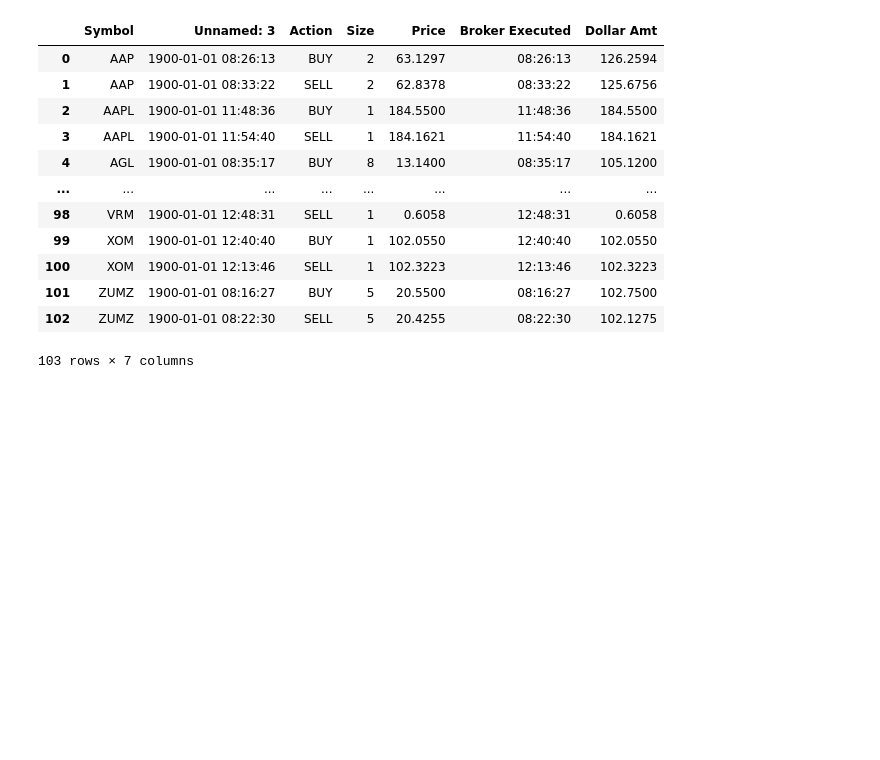
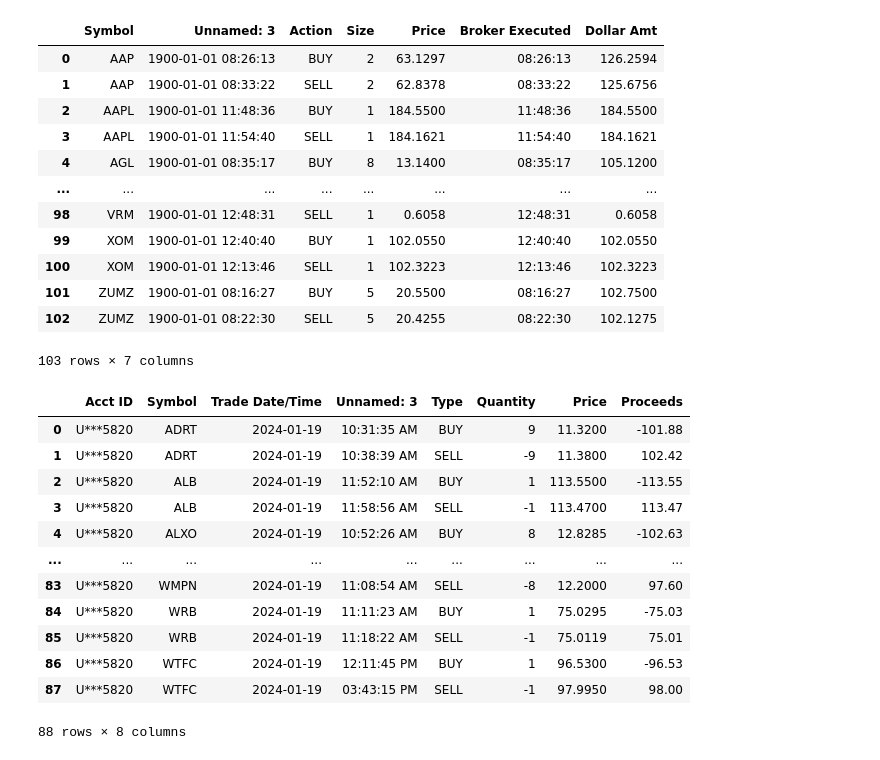
Before and after one commit to sanathnair09/uci_trading, a Jupyter notebook: utils/report/brokers_notebooks/ibkr.ipynb, the cells around one changed output. Drawn from its saved outputs; the diff is of its cells as text; code cells hidden in the pictures; blank space fills up the shorter version.

```diff
--- a/utils/report/brokers_notebooks/ibkr.ipynb
+++ b/utils/report/brokers_notebooks/ibkr.ipynb
@@ -295,6 +295,23 @@ df
 | 101 | ZUMZ | 1900-01-01 08:16:27 | BUY | 5 | 20.5500 | 08:16:27 | 102.7500 |
 | 102 | ZUMZ | 1900-01-01 08:22:30 | SELL | 5 | 20.4255 | 08:22:30 | 102.1275 |
 103 rows × 7 columns
+# %%
+file = r"C:\Users\Sanath Nair\Developer\uci_trading\uci_trading\data\ibkr\ibkr_01_19.csv"
+pd.read_csv(file)
+# %% [output]
+|  | Acct ID | Symbol | Trade Date/Time | Unnamed: 3 | Type | Quantity | Price | Proceeds |
+| 0 | U***5820 | ADRT | 2024-01-19 | 10:31:35 AM | BUY | 9 | 11.3200 | -101.88 |
+| 1 | U***5820 | ADRT | 2024-01-19 | 10:38:39 AM | SELL | -9 | 11.3800 | 102.42 |
+| 2 | U***5820 | ALB | 2024-01-19 | 11:52:10 AM | BUY | 1 | 113.5500 | -113.55 |
+| 3 | U***5820 | ALB | 2024-01-19 | 11:58:56 AM | SELL | -1 | 113.4700 | 113.47 |
+| 4 | U***5820 | ALXO | 2024-01-19 | 10:52:26 AM | BUY | 8 | 12.8285 | -102.63 |
+| ... | ... | ... | ... | ... | ... | ... | ... | ... |
+| 83 | U***5820 | WMPN | 2024-01-19 | 11:08:54 AM | SELL | -8 | 12.2000 | 97.60 |
+| 84 | U***5820 | WRB | 2024-01-19 | 11:11:23 AM | BUY | 1 | 75.0295 | -75.03 |
+| 85 | U***5820 | WRB | 2024-01-19 | 11:18:22 AM | SELL | -1 | 75.0119 | 75.01 |
+| 86 | U***5820 | WTFC | 2024-01-19 | 12:11:45 PM | BUY | 1 | 96.5300 | -96.53 |
+| 87 | U***5820 | WTFC | 2024-01-19 | 03:43:15 PM | SELL | -1 | 97.9950 | 98.00 |
+88 rows × 8 columns
 # %%
 def _get_ibkr_report(ibkr_file):
     df = pd.read_csv(ibkr_file)
```
Also changed, not shown: parts of 2 cells of this notebook, 5 other files.
